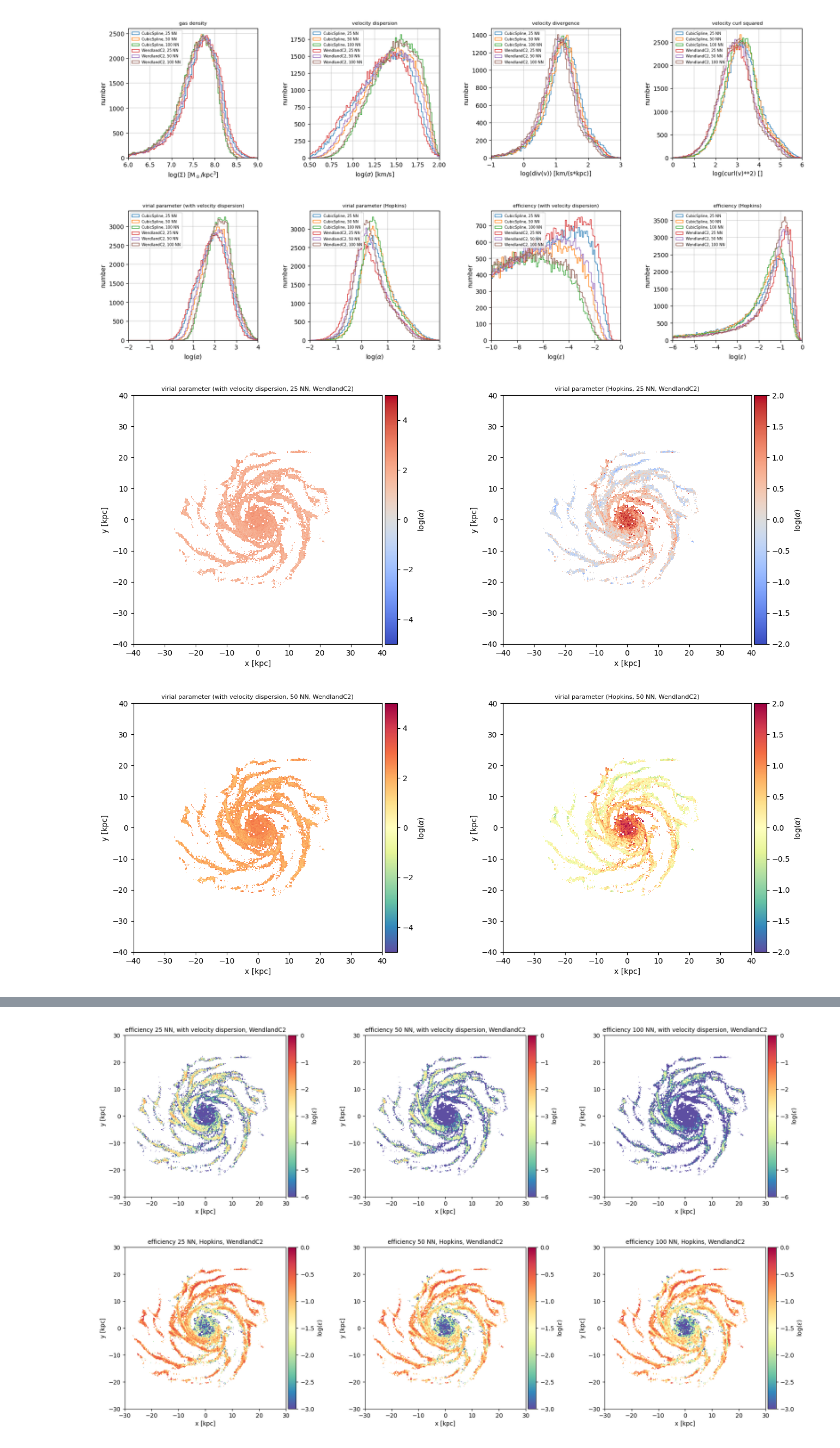
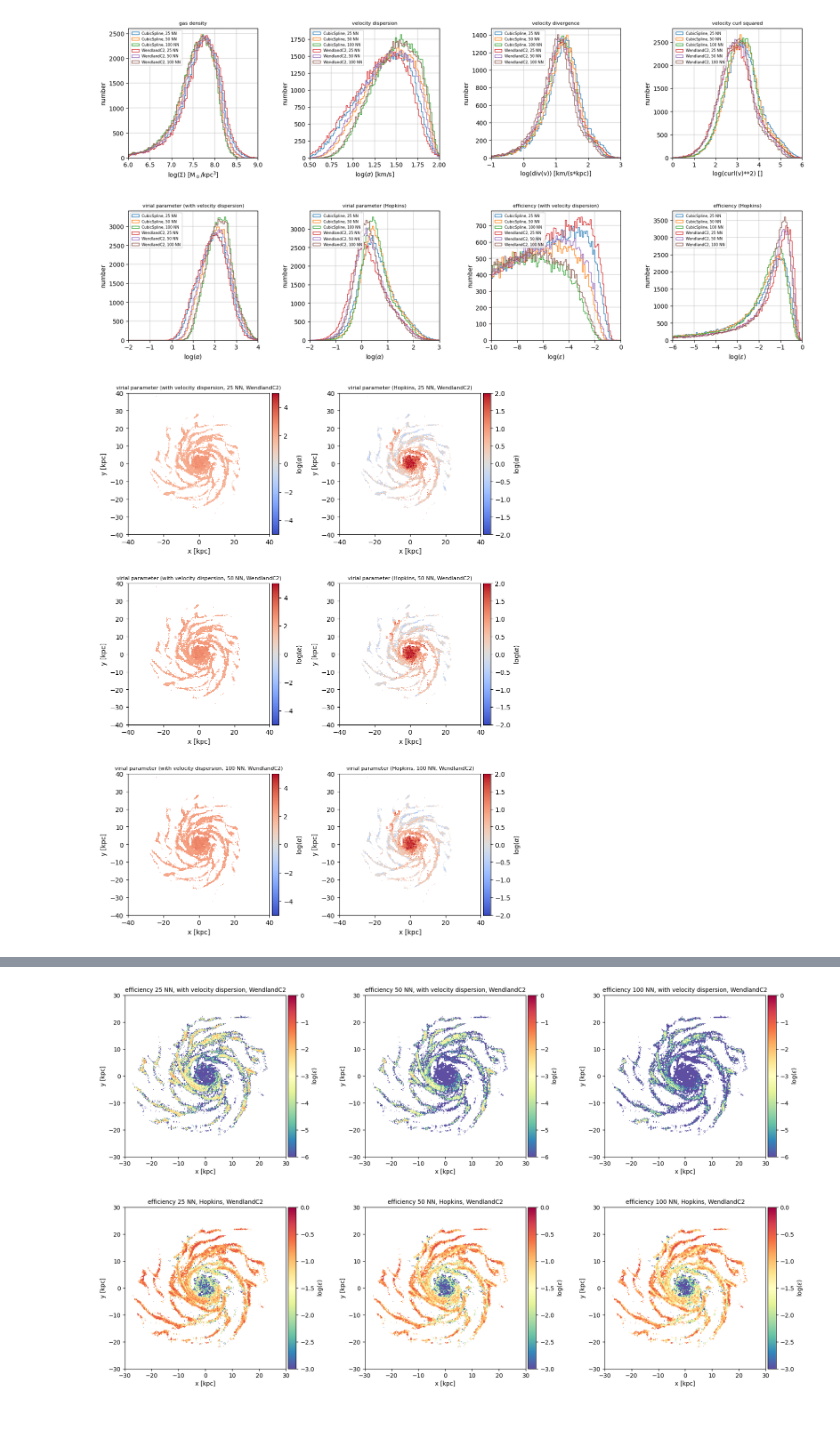
Before and after one commit to Evafranck/star_formation, a Jupyter notebook: star_formation_neu.ipynb, the cells around one changed output, grey strips where cells are left out. Saved outputs shown, nothing was run; the diff lists cells and outputs as text; code cells hidden in the pictures; blank space fills up the shorter version.

```diff
--- a/star_formation_neu.ipynb
+++ b/star_formation_neu.ipynb
@@ -285,8 +309,10 @@ with open('W_50.pkl', 'rb') as W_50_pickle:
     alpha2_W_50 = pickle.load(W_50_pickle)
     alpha3_W_50 = pickle.load(W_50_pickle)
     alpha4_W_50 = pickle.load(W_50_pickle)
+    alpha_sem_W_50 = pickle.load(W_50_pickle)
     eff_vdisp_W_50 = pickle.load(W_50_pickle)
     eff_Hop_W_50 = pickle.load(W_50_pickle)
+    eff_sem_W_50 = pickle.load(W_50_pickle)
     x_sf_W_50 = pickle.load(W_50_pickle)
     y_sf_W_50 = pickle.load(W_50_pickle)
     rho_sf_W_50 = pickle.load(W_50_pickle)
@@ -314,8 +336,10 @@ with open('W_100.pkl', 'rb') as W_100_pickle:
     alpha2_W_100 = pickle.load(W_100_pickle)
     alpha3_W_100 = pickle.load(W_100_pickle)
     alpha4_W_100 = pickle.load(W_100_pickle)
+    alpha_sem_W_100 = pickle.load(W_100_pickle)
     eff_vdisp_W_100 = pickle.load(W_100_pickle)
     eff_Hop_W_100 = pickle.load(W_100_pickle)
+    eff_sem_W_100 = pickle.load(W_100_pickle)
 # %%
 print(rho_CS_25)
 print(rho_CS_50)
@@ -337,12 +361,12 @@ print(rho_W_100)
 [28525115.68786917 56844667.38928596 10442060.3017703  ...
  72219757.93675645 74688780.57021585 63626644.94418468]
 # %%
-alpha = [alpha_CS_50, alpha2_CS_50, alpha3_CS_50, alpha4_CS_50, alpha_W_50, alpha2_W_50, alpha3_W_50, alpha4_W_50]
-title = ['(Kernel)', '(sph particle)', '(with velocity dispersion)', '(Hopkins)']
+alpha = [alpha_CS_50, 0, alpha3_CS_50, alpha4_CS_50, alpha_W_50, alpha_sem_W_50, alpha3_W_50, alpha4_W_50]
+title = ['(Kernel)', '(Semenov)', '(with velocity dispersion)', '(Hopkins)']
 fig = plt.figure(figsize = (20,10))
 gs0 = gd.GridSpec(2, 4, figure=fig, wspace = 0.4)
 
-for n in range(2,4):
+for n in range(1,4):
     ax = fig.add_subplot(gs0[n])
     ax.hist(alpha[n], bins = 100, range = (0,100))
     ax.set_title(r'$\alpha$ ' + title[n] + ' CubicSpline', wrap = True, fontsize = 10)
@@ -350,7 +374,7 @@ for n in range(2,4):
     ax.set_ylabel('number')
     ax.set_aspect(1./ax.get_data_ratio())
 
-for n in range(6,8):
+for n in range(5,8):
     ax = fig.add_subplot(gs0[n])
     ax.hist(alpha[n], bins = 100, range = (0,100))
     ax.set_title(r'$\alpha$ ' + title[n-4] + ' WendlandC2', wrap = True, fontsize = 10)
@@ -362,17 +386,17 @@ for n in range(6,8):
 # %%
-alpha_list = [np.log10(alpha3_W_100), np.log10(alpha4_W_100)]
-eff_list = [np.log10(eff_vdisp_W_100), np.log10(eff_Hop_W_100)]
+alpha_list = [np.log10(alpha_sem_W_50), np.log10(alpha3_W_50), np.log10(alpha4_W_50)]
+eff_list = [np.log10(eff_sem_W_50), np.log10(eff_vdisp_W_50), np.log10(eff_Hop_W_50)]
 key_list = [alpha_list, eff_list]
 range_list = [(-3, 5), (-8, 1)]
-title = ['virial parameter, 100 NN, WendlandC2', 'efficiency, 100 NN, WendlandC2']
-label = ['with velocity dispersion', 'Hopkins']
+title = ['virial parameter, 50 NN, WendlandC2', 'efficiency, 50 NN, WendlandC2']
+label = ['Semenov', 'with velocity dispersion', 'Hopkins']
 unit = ['log('+r'$\alpha$'+')', 'log('+r'$\epsilon$'+')']
 fig = plt.figure(figsize = (10,5))
 gs0 = gd.GridSpec(1, 2, figure=fig, wspace = 0.4)
 
 for n in range(2):
     ax = fig.add_subplot(gs0[n])
-    for i in range(2):
+    for i in range(3):
         ax.hist(key_list[n][i], bins = 100, label = label[i], range = range_list[n], histtype = 'step')
     ax.set_title(title[n], wrap = True, fontsize = 8)
     ax.set_xlabel(unit[n])
@@ -416,50 +440,26 @@ for n in range(8):
 # %% [output]
 [figure]
 # %%
-title = ['(Kernel, 25 NN, WendlandC2)', '(sph particle, 25 NN, WendlandC2)', '(with velocity dispersion, 25 NN, WendlandC2)', '(Hopkins, 25 NN, WendlandC2)']
-alpha = [alpha_W_25, alpha2_W_25, alpha3_W_25, alpha4_W_25]
-vmin_list = [-5, -5, -5, -2]
-vmax_list = [5, 5, 5, 2]
-fig = plt.figure(figsize = (15, 15))
-gs0 = gd.GridSpec(2, 2, figure=fig, wspace = 0.4)
+title = ['(with velocity dispersion, 25 NN, WendlandC2)', '(Hopkins, 25 NN, WendlandC2)', '(with velocity dispersion, 50 NN, WendlandC2)', '(Hopkins, 50 NN, WendlandC2)', '(with velocity dispersion, 100 NN, WendlandC2)', '(Hopkins, 100 NN, WendlandC2)']
+alpha = [alpha3_W_25, alpha4_W_25, alpha3_W_50, alpha4_W_50, alpha3_W_100, alpha4_W_100]
+vmin_list = [-5, -2, -5, -2, -5, -2]
+vmax_list = [5, 2, 5, 2, 5, 2]
+fig = plt.figure(figsize = (10, 15))
+gs0 = gd.GridSpec(3,2, figure=fig, wspace = 0.4)
 
-for n in range(2,4):
+for n in range(6):
     ax = fig.add_subplot(gs0[n])
     im = ax.imshow(np.log10(mw_hist(gal.g, alpha[n], 500)), extent=(-50,50,-50,50), cmap='coolwarm', vmin = vmin_list[n], vmax = vmax_list[n])
     divider = make_axes_locatable(ax)
     cax = divider.append_axes('right', size='5%', pad=0.05)
     fig.colorbar(im, cax=cax, orientation='vertical', label = r'log($\alpha$)')
     ax.set_title('virial parameter ' + title[n], wrap = True, fontsize = 8)
     ax.set_xlabel('x [kpc]')
     ax.set_ylabel('y [kpc]')
     ax.set_xlim(-40, 40)
     ax.set_ylim(-40, 40)
     ax.set_aspect(1./ax.get_data_ratio())
 
 plt.show()
 # %% [output]
-[figure, old version]
+[figure, new version]
-# %%
-title = ['(Kernel, 50 NN, WendlandC2)', '(sph particle, 50 NN, WendlandC2)', '(with velocity dispersion, 50 NN, WendlandC2)', '(Hopkins, 50 NN, WendlandC2)']
-alpha = [alpha_W_50, alpha2_W_50, alpha3_W_50, alpha4_W_50]
-vmin_list = [-5, -5, -5, -2]
-vmax_list = [5, 5, 5, 2]
-fig = plt.figure(figsize = (15,15))
-gs0 = gd.GridSpec(2, 2, figure=fig, wspace = 0.4)
-
-for n in range(2,4):
-    ax = fig.add_subplot(gs0[n])
-    im = ax.imshow(np.log10(mw_hist(gal.g, alpha[n], 500)), extent=(-50,50,-50,50), cmap='Spectral_r', vmin = vmin_list[n], vmax = vmax_list[n])
-    divider = make_axes_locatable(ax)
-    cax = divider.append_axes('right', size='5%', pad=0.05)
-    fig.colorbar(im, cax=cax, orientation='vertical', label = r'log($\alpha$)')
-    ax.set_title('virial parameter ' + title[n], wrap = True, fontsize = 8)
-    ax.set_xlabel('x [kpc]')
-    ax.set_ylabel('y [kpc]')
-    ax.set_xlim(-40, 40)
-    ax.set_ylim(-40, 40)
-    ax.set_aspect(1./ax.get_data_ratio())
-
-plt.show()
-# %% [output]
-[figure, removed]
```
Also changed, not shown: parts of 42 cells of this notebook, 1 other file.
